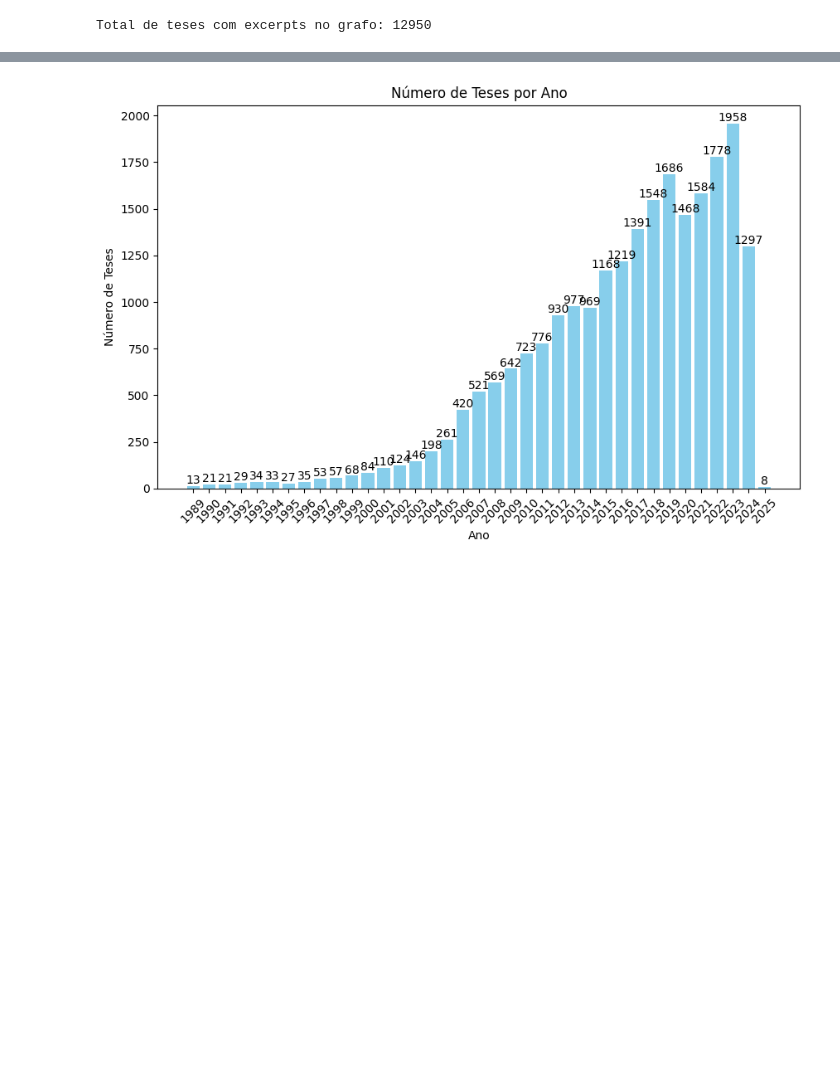
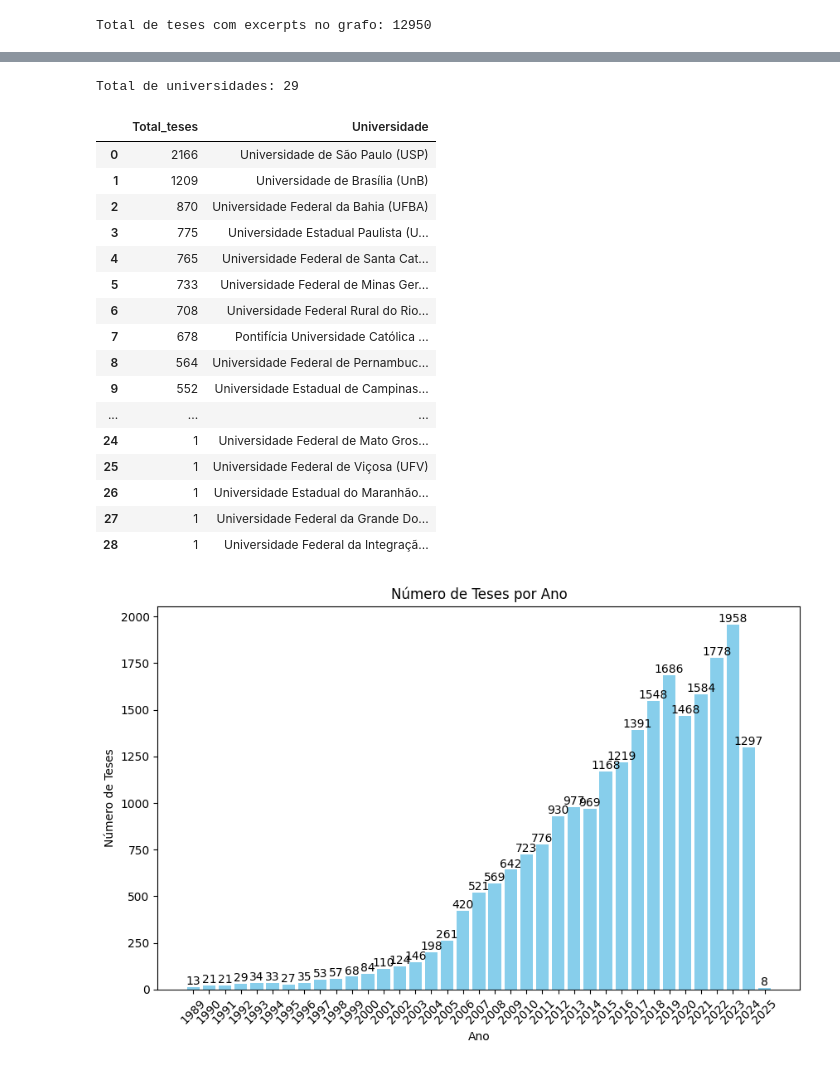
Before and after one commit to fabiocorreacordeiro/Indigenous-Slavery-KG, a Jupyter notebook: EDA.ipynb, the cells around one changed output, grey strips where cells are left out. Saved outputs shown, nothing was run; the diff lists cells and outputs as text; code cells hidden in the pictures; blank space fills up the shorter version.

```diff
--- a/EDA.ipynb
+++ b/EDA.ipynb
@@ -83,3 +106,33 @@ Total de teses com excerpts no grafo: 12950
+# %%
+#Total de teses com excerpts por universidades
+teses_por_universidade = graph.query("""
+MATCH (thesis:Thesis)--(excerpt:Excerpt)
+MATCH (thesis:Thesis)--(uni:University)
+RETURN COUNT(distinct(thesis.uri)) as Total_teses, uni.label as Universidade
+ORDER BY Total_teses DESC
+""")
+teses_por_universidade = pd.DataFrame(teses_por_universidade, columns=['Total_teses', 'Universidade'])
+print ('Total de universidades:', len(teses_por_universidade))
+teses_por_universidade
+# %% [output]
+Total de universidades: 29
+|  | Total_teses | Universidade |
+| 0 | 2166 | Universidade de São Paulo (USP) |
+| 1 | 1209 | Universidade de Brasília (UnB) |
+| 2 | 870 | Universidade Federal da Bahia (UFBA) |
+| 3 | 775 | Universidade Estadual Paulista (U... |
+| 4 | 765 | Universidade Federal de Santa Cat... |
+| 5 | 733 | Universidade Federal de Minas Ger... |
+| 6 | 708 | Universidade Federal Rural do Rio... |
+| 7 | 678 | Pontifícia Universidade Católica ... |
+| 8 | 564 | Universidade Federal de Pernambuc... |
+| 9 | 552 | Universidade Estadual de Campinas... |
+| ... | ... | ... |
+| 24 | 1 | Universidade Federal de Mato Gros... |
+| 25 | 1 | Universidade Federal de Viçosa (UFV) |
+| 26 | 1 | Universidade Estadual do Maranhão... |
+| 27 | 1 | Universidade Federal da Grande Do... |
+| 28 | 1 | Universidade Federal da Integraçã... |
 # %%
 #Total de teses no grafo por ano
 teses_por_ano = graph.query("""
```
Also changed, not shown: parts of 1 cell of this notebook.
